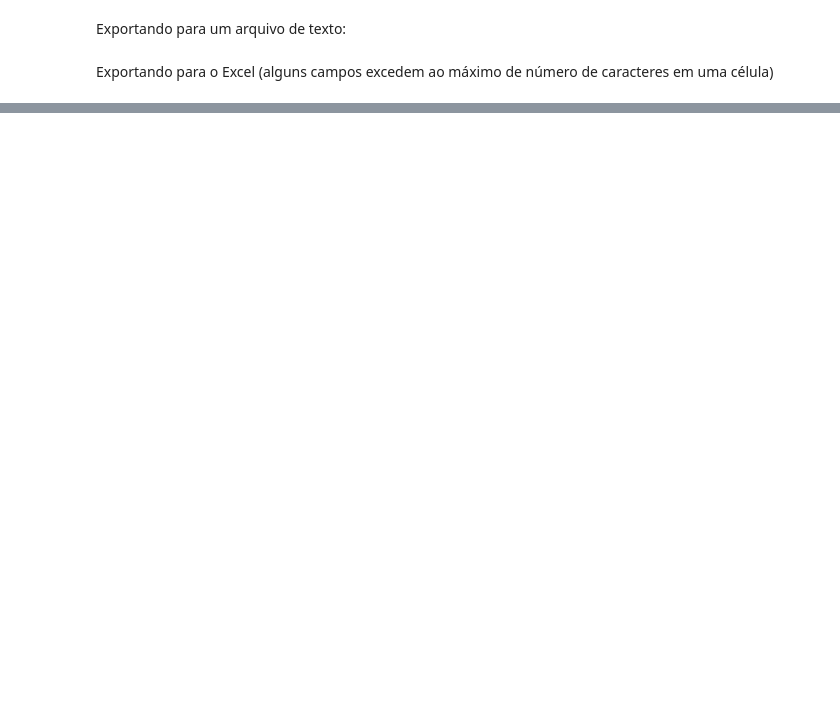
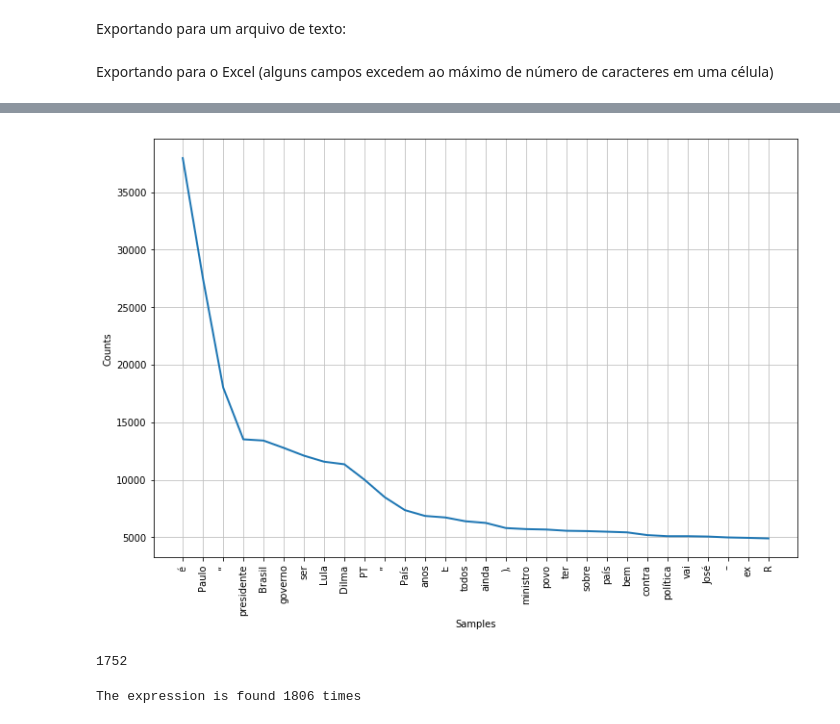
Before and after one commit to rsouza/MediaFrame_Papers, a Jupyter notebook: media_frame.ipynb, the cells around one changed output, grey strips where cells are left out. Saved outputs shown, nothing was run; the diff lists cells and outputs as text; code cells hidden in the pictures; blank space fills up the shorter version.

```diff
--- a/media_frame.ipynb
+++ b/media_frame.ipynb
@@ -124,0 +210,8 @@ Exportando para o Excel (alguns campos excedem ao máximo de número de caracter
+# %%
+fd_words = nltk.FreqDist([token for token in tokens if token.lower() not in stopwords \
+                          and token not in string.punctuation \
+                          and token not in ['"', ')', '(', 'gmail', 'hotmail', 'uol', 'br']])
+fig, axes = plt.subplots(nrows=1, ncols=1, figsize=(12,8))
+fd_words.plot(30)
+# %% [output]
+[figure, added]
@@ -124,0 +220,15 @@ Exportando para o Excel (alguns campos excedem ao máximo de número de caracter
+# %%
+freqdist[expression]
+# %% [output]
+1752
+# %%
+pos = 0
+positions = []
+while pos != -1:
+    position = text_complete.find(expression,pos+1)
+    pos = position
+    positions.append(position)
+positions.pop()
+print('The expression is found {} times'.format(len(positions)))
+# %% [output]
+The expression is found 1806 times
```
Also changed, not shown: parts of 55 cells of this notebook.
